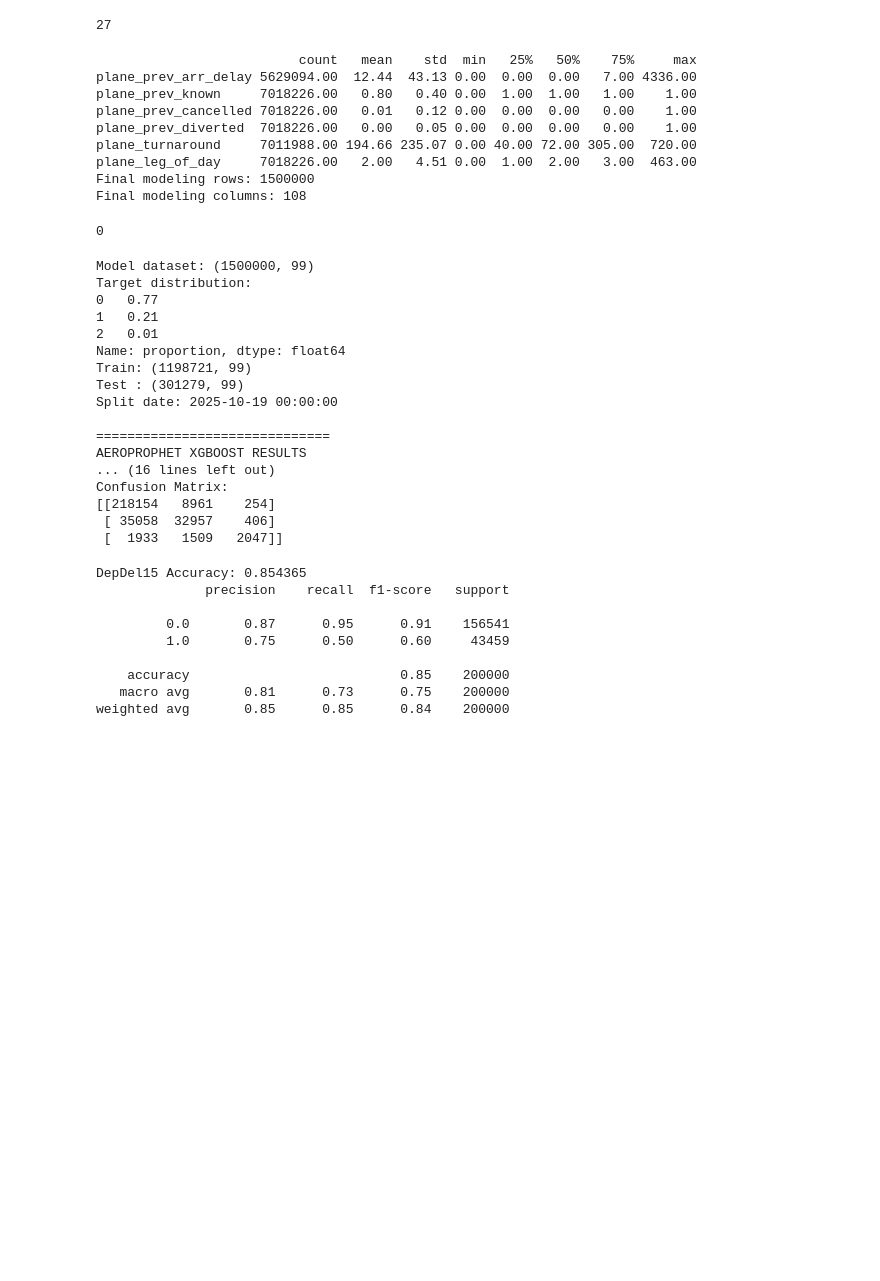
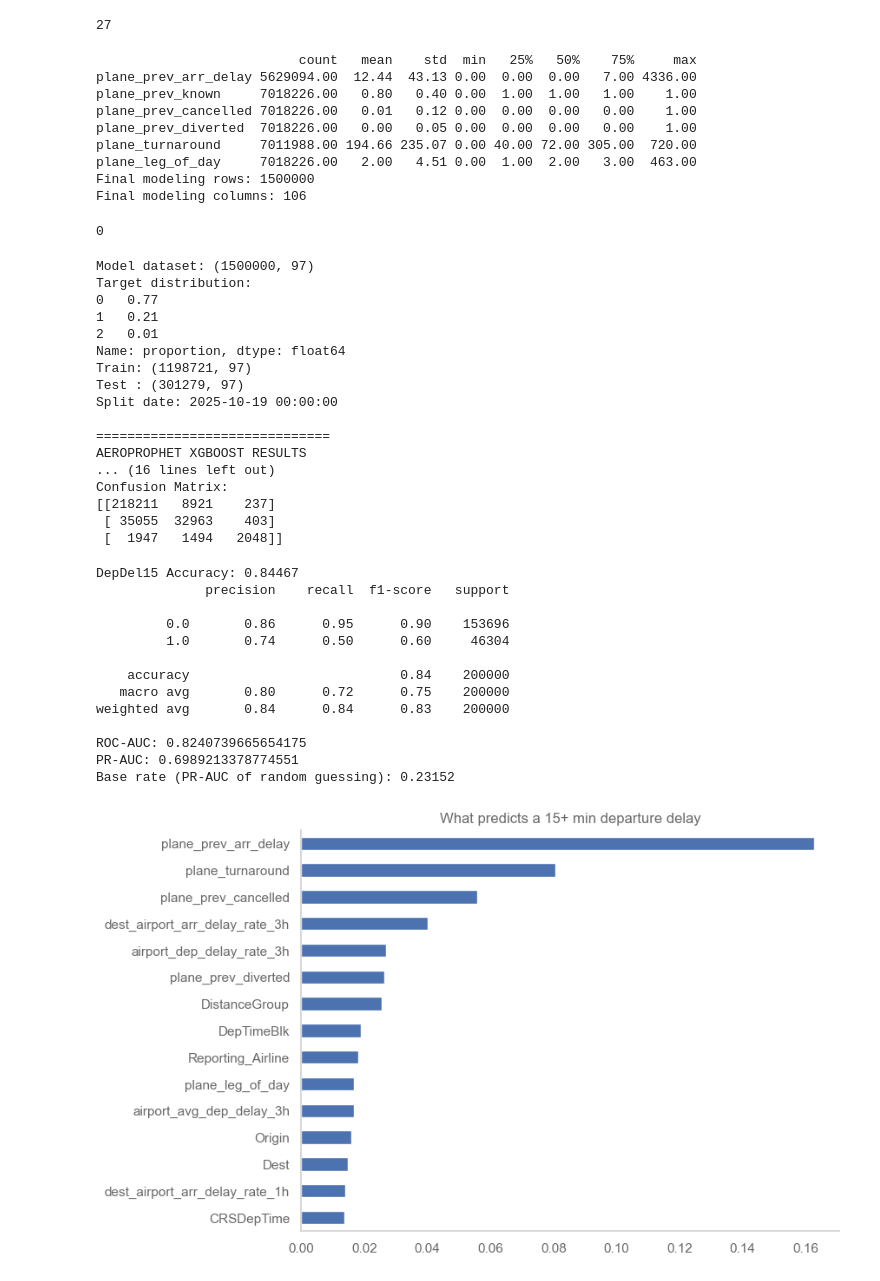
Before and after one commit to damicodes-pixel/AeroProphet, a Jupyter notebook: base_model.ipynb, the cells around one changed output. Saved outputs shown, nothing was run; the diff lists cells and outputs as text; code cells hidden in the pictures; blank space fills up the shorter version.

Commit message:
New model!

```diff
--- a/base_model.ipynb
+++ b/base_model.ipynb
@@ -129,8 +129,6 @@ air_data.columns
  'DistanceGroup']
 # %%
 feature_cols = [
-    "Year",
-    "Quarter",
     "Month",
     "DayofMonth",
     "DayOfWeek",
@@ -149,26 +147,6 @@ feature_cols = [
     "Distance",
     "DistanceGroup",
 ]
-
-target_cols = [
-    "DepDel15",
-    "ArrDel15",
-    "DepDelayMinutes",
-    "ArrDelayMinutes",
-    "Cancelled",
-    "Diverted",
-]
-
-categorical_cols = [
-    "Reporting_Airline",
-    "Tail_Number",
-    "Origin",
-    "OriginState",
-    "Dest",
-    "DestState",
-    "DepTimeBlk",
-    "ArrTimeBlk",
-]
 # %%
 import gc
 
@@ -385,7 +363,7 @@ plane_prev_diverted  7018226.00   0.00   0.05 0.00  0.00  0.00   0.00    1.00
 plane_turnaround     7011988.00 194.66 235.07 0.00 40.00 72.00 305.00  720.00
 plane_leg_of_day     7018226.00   2.00   4.51 0.00  1.00  2.00   3.00  463.00
 Final modeling rows: 1500000
-Final modeling columns: 108
+Final modeling columns: 106
 0
 # %%
 from sklearn.metrics import (
@@ -479,6 +457,11 @@ air_xgb_model.fit(
     verbose=False
 )
 
+from pathlib import Path
+MODEL_DIR = Path("models")
+MODEL_DIR.mkdir(exist_ok=True)
+air_xgb_model.save_model(MODEL_DIR / "air_xgb_model.json")
+
 type_prediction = air_xgb_model.predict(X_test)
 
 print("\n==============================")
@@ -497,23 +480,23 @@ print(classification_report(
 print("\nConfusion Matrix:")
 print(confusion_matrix(y_test, type_prediction))
 # %% [output]
-Model dataset: (1500000, 99)
+Model dataset: (1500000, 97)
 Target distribution:
 0   0.77
 1   0.21
 2   0.01
 Name: proportion, dtype: float64
-Train: (1198721, 99)
-Test : (301279, 99)
+Train: (1198721, 97)
+Test : (301279, 97)
 Split date: 2025-10-19 00:00:00
 
 ==============================
 AEROPROPHET XGBOOST RESULTS
 ... (16 lines left out)
 Confusion Matrix:
-[[218154   8961    254]
- [ 35058  32957    406]
- [  1933   1509   2047]]
+[[218211   8921    237]
+ [ 35055  32963    403]
+ [  1947   1494   2048]]
 # %%
 from pathlib import Path
 
@@ -530,6 +513,7 @@ model_df = df.dropna(subset=["DepDel15"]).copy()
 # Keep a larger but still bounded sample so the notebook stays runnable.
 sample_idx = np.random.RandomState(42).choice(len(model_df), min(len(model_df), 1_000_000), replace=False)
 model_df = model_df.iloc[sample_idx].copy()
+model_df = model_df.sort_values("PredictionTime")
 
 # Features including the rolling + plane context
 X_model = model_df[[c for c in feature_cols if c != "Tail_Number"] + ctx_feature_cols].copy()
@@ -541,14 +525,9 @@ y = model_df["DepDel15"]
 for col in cat_cols_used:
     X_model[col] = X_model[col].astype("category")
 
-# Split the data
-X_train, X_test, y_train, y_test = train_test_split(
-    X_model,
-    y,
-    test_size=0.2,
-    random_state=42,
-    stratify=y
-)
+cut = int(len(X_model) * 0.8)
+X_train, X_test = X_model.iloc[:cut], X_model.iloc[cut:]
+y_train, y_test = y.iloc[:cut], y.iloc[cut:]
 
 # Create model
 depdel15_model = XGBClassifier(
@@ -568,16 +547,31 @@ depdel15_prediction = depdel15_model.predict(X_test)
 # Evaluate
 print("DepDel15 Accuracy:", accuracy_score(y_test, depdel15_prediction))
 print(classification_report(y_test, depdel15_prediction))
+from sklearn.metrics import roc_auc_score, average_precision_score
+proba = depdel15_model.predict_proba(X_test)[:, 1]
+print("ROC-AUC:", roc_auc_score(y_test, proba))
+print("PR-AUC:", average_precision_score(y_test, proba))
+print("Base rate (PR-AUC of random guessing):", y_test.mean())
 
 # Save
 depdel15_model.save_model(MODEL_DIR / "depdel15_model.json")
 # %% [output]
-DepDel15 Accuracy: 0.854365
+DepDel15 Accuracy: 0.84467
               precision    recall  f1-score   support
 
-         0.0       0.87      0.95      0.91    156541
-         1.0       0.75      0.50      0.60     43459
+         0.0       0.86      0.95      0.90    153696
+         1.0       0.74      0.50      0.60     46304
 
-    accuracy                           0.85    200000
-   macro avg       0.81      0.73      0.75    200000
-weighted avg       0.85      0.85      0.84    200000
+    accuracy                           0.84    200000
+   macro avg       0.80      0.72      0.75    200000
+weighted avg       0.84      0.84      0.83    200000
+
+ROC-AUC: 0.8240739665654175
+PR-AUC: 0.6989213378774551
+Base rate (PR-AUC of random guessing): 0.23152
+# %%
+imp = pd.Series(depdel15_model.feature_importances_, index=X_train.columns).sort_values(ascending=False).head(15)
+imp.sort_values().plot.barh(figsize=(8, 6), title="What predicts a 15+ min departure delay")
+plt.show()
+# %% [output]
+[figure, added]
```
Also changed, not shown: parts of 6 cells of this notebook, 6 other files.
